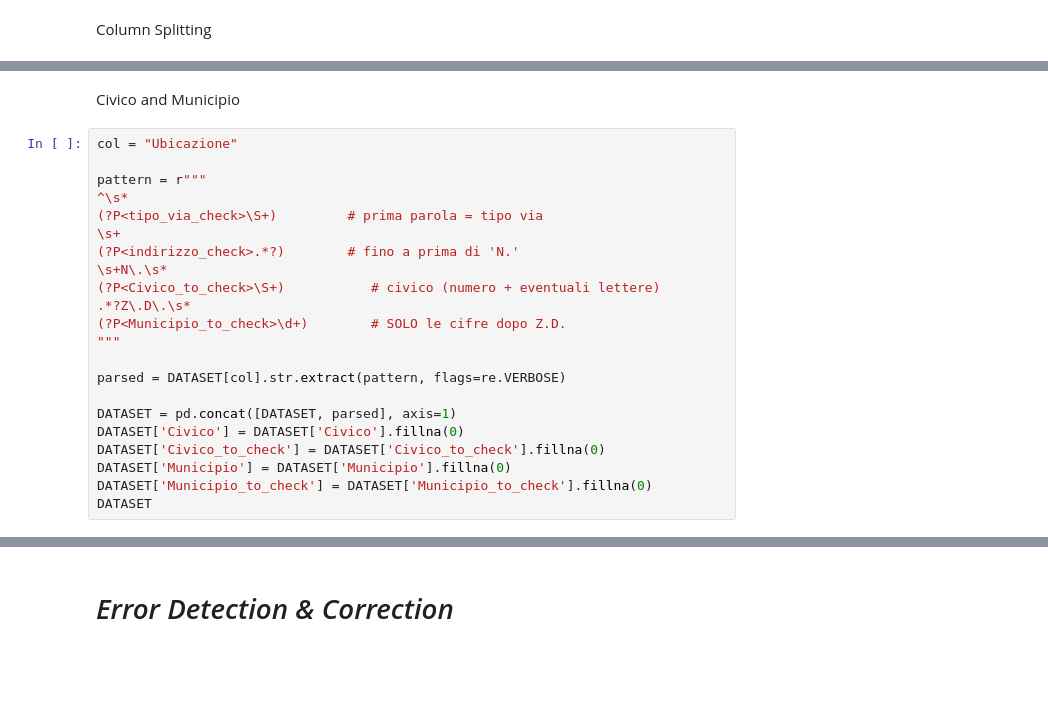
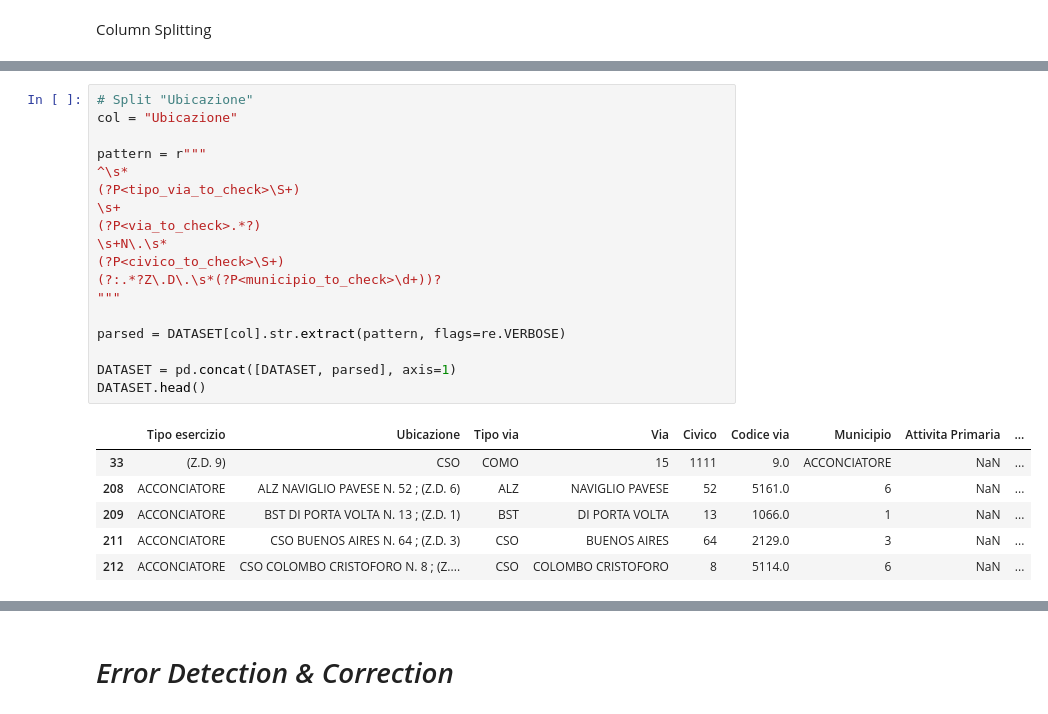
Before and after one commit to leonardotisato/DQP, a Jupyter notebook: project.ipynb, the cells around one changed output, grey strips where cells are left out. Saved outputs shown, nothing was run; the diff lists cells and outputs as text; blank space fills up the shorter version.

```diff
--- a/project.ipynb
+++ b/project.ipynb
@@ -156,24 +241,25 @@ df[["Ubicazione", "Tipo via_to_check", "Via_to_check", "Civico_to_check", "Munic
-# %% [markdown]
-Civico and Municipio
 # %%
+# Split "Ubicazione"
 col = "Ubicazione"
 
 pattern = r"""
 ^\s*
-(?P<tipo_via_check>\S+)         # prima parola = tipo via
+(?P<tipo_via_to_check>\S+)
 \s+
-(?P<indirizzo_check>.*?)        # fino a prima di 'N.'
+(?P<via_to_check>.*?)
 \s+N\.\s*
-(?P<Civico_to_check>\S+)           # civico (numero + eventuali lettere)
-.*?Z\.D\.\s*
-(?P<Municipio_to_check>\d+)        # SOLO le cifre dopo Z.D.
+(?P<civico_to_check>\S+)
+(?:.*?Z\.D\.\s*(?P<municipio_to_check>\d+))?
 """
 
 parsed = DATASET[col].str.extract(pattern, flags=re.VERBOSE)
 
 DATASET = pd.concat([DATASET, parsed], axis=1)
-DATASET['Civico'] = DATASET['Civico'].fillna(0)
-DATASET['Civico_to_check'] = DATASET['Civico_to_check'].fillna(0)
-DATASET['Municipio'] = DATASET['Municipio'].fillna(0)
-DATASET['Municipio_to_check'] = DATASET['Municipio_to_check'].fillna(0)
-DATASET
+DATASET.head()
+# %% [output]
+|  | Tipo esercizio | Ubicazione | Tipo via | Via | Civico | Codice via | Municipio | Attivita Primaria | ... |
+| 33 | (Z.D. 9) | CSO | COMO | 15 | 1111 | 9.0 | ACCONCIATORE | NaN | ... |
+| 208 | ACCONCIATORE | ALZ NAVIGLIO PAVESE N. 52 ; (Z.D. 6) | ALZ | NAVIGLIO PAVESE | 52 | 5161.0 | 6 | NaN | ... |
+| 209 | ACCONCIATORE | BST DI PORTA VOLTA N. 13 ; (Z.D. 1) | BST | DI PORTA VOLTA | 13 | 1066.0 | 1 | NaN | ... |
+| 211 | ACCONCIATORE | CSO BUENOS AIRES N. 64 ; (Z.D. 3) | CSO | BUENOS AIRES | 64 | 2129.0 | 3 | NaN | ... |
+| 212 | ACCONCIATORE | CSO COLOMBO CRISTOFORO N. 8 ; (Z.... | CSO | COLOMBO CRISTOFORO | 8 | 5114.0 | 6 | NaN | ... |
```
Also changed, not shown: parts of 60 cells of this notebook, 40 other files.
